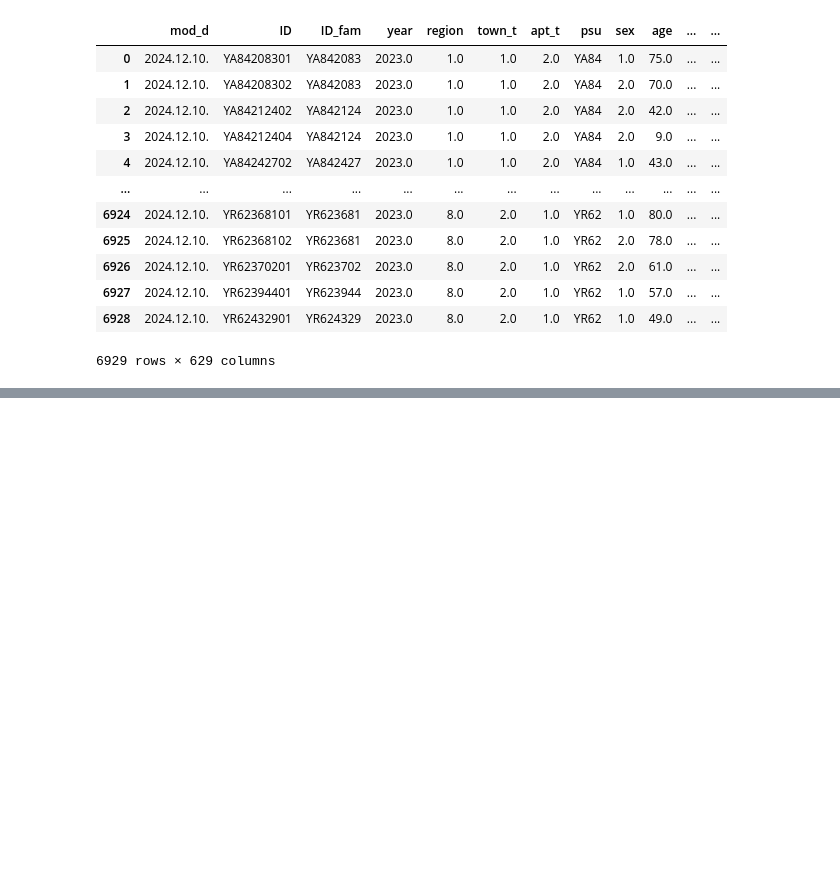
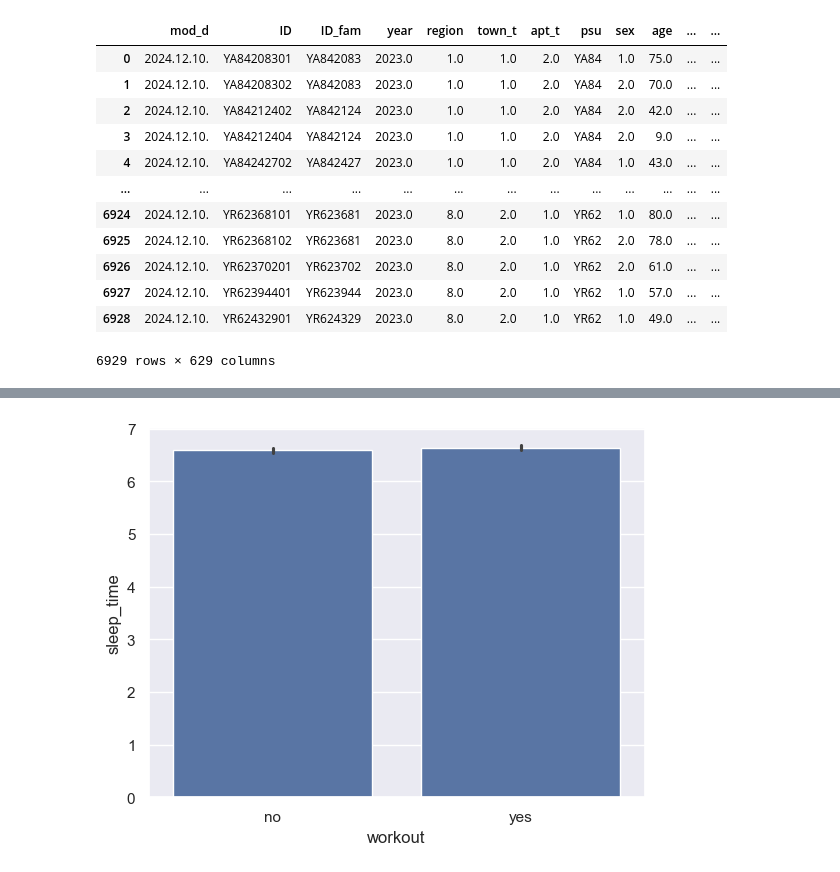
Before and after one commit to rediing/DS101_midterm, a Jupyter notebook: 수면건강.ipynb, the cells around one changed output, grey strips where cells are left out. Saved outputs shown, nothing was run; the diff lists cells and outputs as text; code cells hidden in the pictures; blank space fills up the shorter version.

```diff
--- a/수면건강.ipynb
+++ b/수면건강.ipynb
@@ -163,0 +151,7 @@ df_selected.to_csv("df_selected.csv", index=False, encoding="utf-8-sig")
+# %%
+# 막대그래프(barplot) 예시
+sns.barplot(x = "workout", y  = "sleep_time", data = df_selected)
+# ?sns.barplot
+plt.show()
+# %% [output]
+[figure, added]
```
Also changed, not shown: parts of 16 cells of this notebook, 2 other files.
